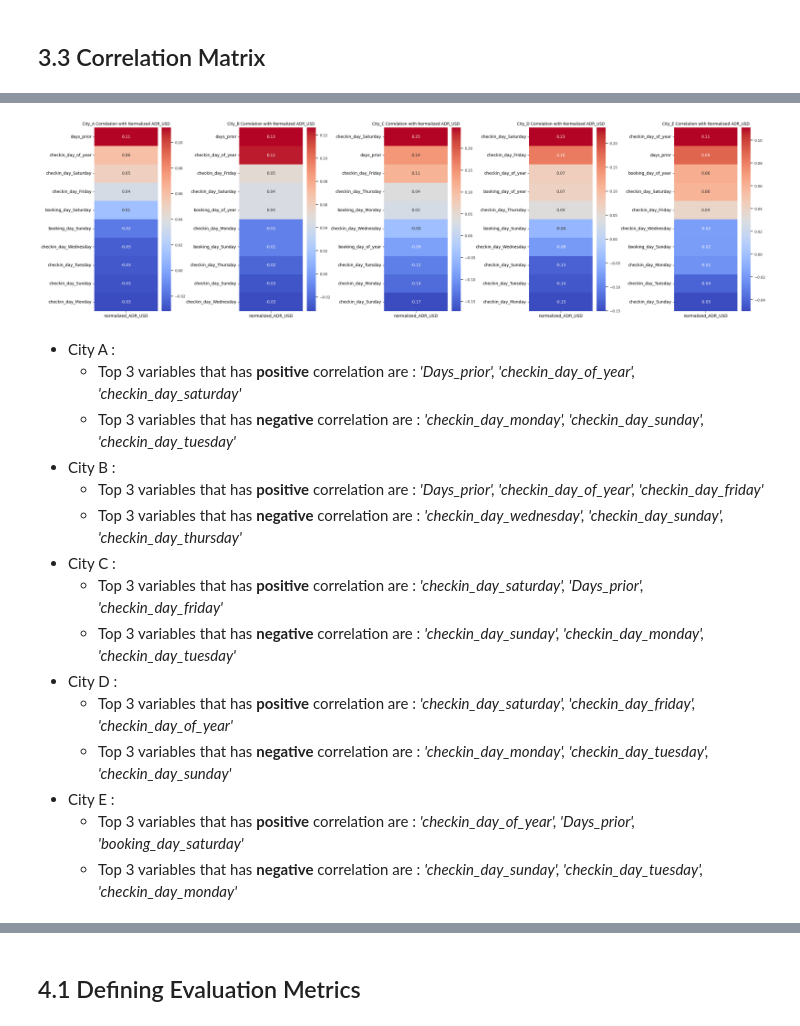
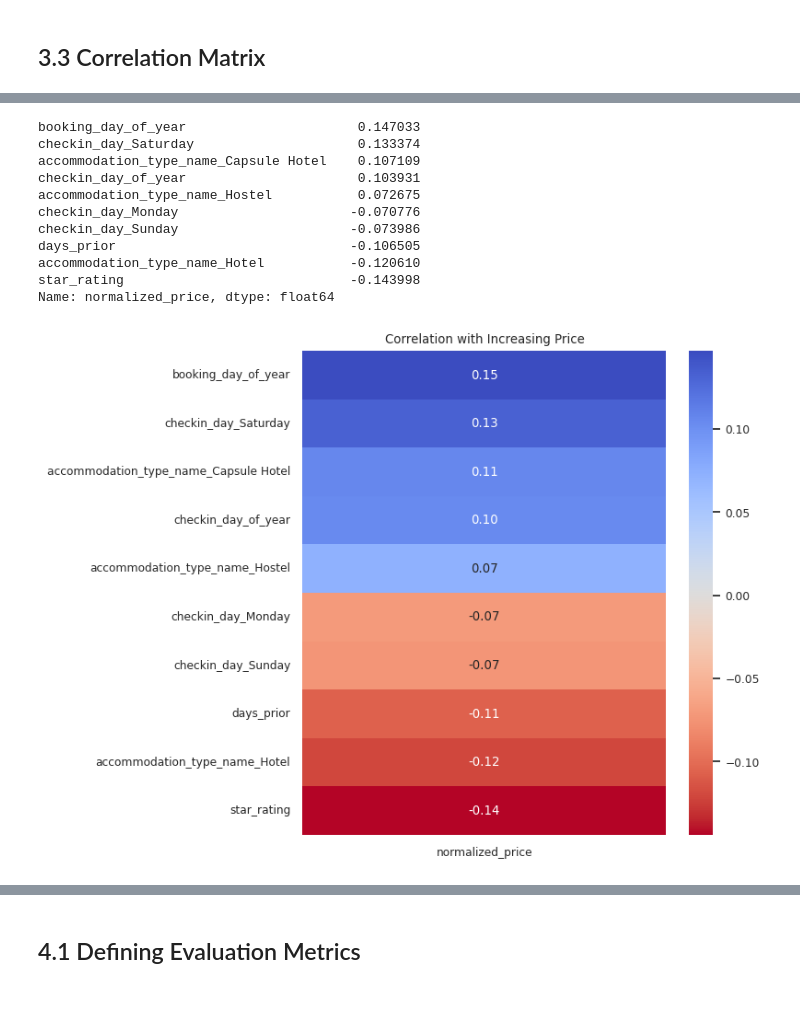
Before and after one commit to Tempesta-96/KagglePrac, a Jupyter notebook: hotel-booking-analysis.ipynb, the cells around one changed output, grey strips where cells are left out. Drawn from its saved outputs; the diff is of its cells as text; code cells hidden in the pictures; blank space fills up the shorter version.

Commit message:
Kaggle Notebook | Hotel Booking Analysis | Version 4

```diff
--- a/hotel-booking-analysis.ipynb
+++ b/hotel-booking-analysis.ipynb
@@ -56,7 +84,7 @@ Check-out date – Date of check-out
 ## 2.1 Reading the file <a class="anchor"  id="subchapter2.1"></a>
 # %%
 # Specify the file path of the Excel file
-FILE = '/kaggle/input/hotel-booking/Case_Study_Urgency_Message_Data.xlsx'
+FILE = '/kaggle/input/hotel-booking/Hotel Price Analysis.xlsx'
 
 # List of cities to process
 CITIES = ['City_A', 'City_B', 'City_C', 'City_D', 'City_E']
@@ -70,7 +98,7 @@ for CITY in CITIES:
     df = pd.read_excel(FILE, sheet_name=CITY)
 
     # Add a new column 'Table Name' to indicate the city
-    df['Table Name'] = CITY
+    df['City'] = CITY
 
     # Append the DataFrame to the list
     hotel_list.append(df)
@@ -78,9 +106,6 @@ for CITY in CITIES:
 # Concatenate all individual hotel DataFrames into a single DataFrame
 hotel_df = pd.concat(hotel_list, ignore_index=True)
 
-# Save the concatenated DataFrame to an Excel file
-hotel_df.to_excel('Hotel Analysis.xlsx', index=False)
-
 # Display the concatenated DataFrame
 display(hotel_df)
 # %% [output]
@@ -190,6 +194,6 @@ display(top_hotel_df)
 # %%
-CATEGORICAL_COLS = ['accommodation_type_name', 'chain_hotel', 'checkin_day', 'booking_day']
-NUMERICAL_COLS = ['star_rating', 'days_prior', 'ADR_USD']
+CATEGORICAL_COLS = ['accommodation_type_name', 'chain_hotel', 'checkin_day', 'price']
+NUMERICAL_COLS = ['star_rating', 'days_prior', 'ADR_USD', 'normalized_price']
 # %% [markdown]
 ## 2.3 County of Accomodation Type, Chain Hotel, Star Rating <a class="anchor"  id="subchapter2.3"></a>
 # %%
@@ -402,6 +429,6 @@ plt.show()
 ## 3.3 Correlation Matrix <a class="anchor"  id="subchapter3.3"></a>
 # %%
 # Use pandas get_dummies function to one-hot encode categorical columns
-encoded_df = pd.get_dummies(merged_df, columns=CATEGORICAL_COLS, drop_first=False)
+encoded_df = pd.get_dummies(hotel_df, columns=CATEGORICAL_COLS, drop_first=False)
 display(encoded_df)
 # %% [output]
@@ -421,48 +448,42 @@ display(encoded_df)
 # %%
 # Drop columns that are not needed for correlation analysis
-pre_corr_df = encoded_df.drop(['#', 'ADR_USD_x', 'ADR_USD_y', 'hotel_id', 'city_id', 'booking_date', 'checkin_date', 'checkout_date'], axis=1)
+pre_corr_df = encoded_df.drop(['#', 'ADR_USD', 'hotel_id', 'city_id', 'booking_date', 'checkin_date', 'checkout_date'], axis=1)
 
-# Create subplots for each city
-fig, axes = plt.subplots(1, 5, figsize=(25, 7))
+increasing_corr_df = pre_corr_df[pre_corr_df['price_increasing'] == 1]
+decreasing_corr_df = pre_corr_df[pre_corr_df['price_decreasing'] == 1]
 
-# Loop through each city and plot correlation heatmap
-for idx, CITY in enumerate(CITIES):
-    # Filter the data for the current city
-    corr_df = pre_corr_df[pre_corr_df['Table Name'] == CITY].corr().sort_values('normalized_ADR_USD', ascending=False)
+plt.figure(figsize=(8, 6))
 
-    # Extract correlations with the target column and select top and bottom correlated features
-    target_corr_df = corr_df['normalized_ADR_USD'].drop(['normalized_ADR_USD'])
-    target_corr_df.dropna(inplace=True)
-    target_corr_df = pd.concat([target_corr_df[:5], target_corr_df[-5:]])
+# Filter the data for the current city
+corr_df = increasing_corr_df.corr().sort_values('normalized_price', ascending=False)
 
-    ax = axes[idx]  # Get the specific subplot for the current city
+# Extract correlations with the target column and select top and bottom correlated features
+target_corr_df = corr_df['normalized_price'].drop(['normalized_price'])
+target_corr_df.dropna(inplace=True)
+target_corr_df = pd.concat([target_corr_df[:5], target_corr_df[-5:]])
+display(target_corr_df)
 
-    # Create a heatmap of correlations with the target column
-    sns.set(font_scale=0.8)
-    sns.set_style("white")
-    sns.set_palette("PuBuGn_d")
-    sns.heatmap(target_corr_df.to_frame(), cmap="coolwarm", annot=True, fmt='.2f', ax=ax)
+# Create a heatmap of correlations with the target column
+sns.set(font_scale=0.8)
+sns.set_style("white")
+# sns.set_palette("PuBuGn_d")
+sns.heatmap(target_corr_df.to_frame(), cmap="coolwarm_r", annot=True, fmt='.2f')
 
-    ax.set_title(f'{CITY} Correlation with Normalized ADR_USD')
 
 # Adjust layout and display the plots
+plt.title(f'Correlation with Increasing Price')
 plt.tight_layout()
 plt.show()
 # %% [output]
+booking_day_of_year                      0.147033
+checkin_day_Saturday                     0.133374
+accommodation_type_name_Capsule Hotel    0.107109
+checkin_day_of_year                      0.103931
+accommodation_type_name_Hostel           0.072675
+checkin_day_Monday                      -0.070776
+checkin_day_Sunday                      -0.073986
+days_prior                              -0.106505
+accommodation_type_name_Hotel           -0.120610
+star_rating                             -0.143998
+Name: normalized_price, dtype: float64
-[figure, old version]
+[figure, new version]
-# %% [markdown]
-* City A :
-    * Top 3 variables that has **positive** correlation are : *'Days_prior', 'checkin_day_of_year', 'checkin_day_saturday'*
-    * Top 3 variables that has **negative** correlation are : *'checkin_day_monday', 'checkin_day_sunday', 'checkin_day_tuesday'*
-* City B :
-    * Top 3 variables that has **positive** correlation are : *'Days_prior', 'checkin_day_of_year', 'checkin_day_friday'*
-    * Top 3 variables that has **negative** correlation are : *'checkin_day_wednesday', 'checkin_day_sunday', 'checkin_day_thursday'*
-* City C :
-    * Top 3 variables that has **positive** correlation are : *'checkin_day_saturday', 'Days_prior', 'checkin_day_friday'*
-    * Top 3 variables that has **negative** correlation are : *'checkin_day_sunday', 'checkin_day_monday', 'checkin_day_tuesday'*
-* City D :
-    * Top 3 variables that has **positive** correlation are : *'checkin_day_saturday', 'checkin_day_friday', 'checkin_day_of_year'*
-    * Top 3 variables that has **negative** correlation are : *'checkin_day_monday', 'checkin_day_tuesday', 'checkin_day_sunday'*
-* City E :
-    * Top 3 variables that has **positive** correlation are : *'checkin_day_of_year', 'Days_prior', 'booking_day_saturday'*
-    * Top 3 variables that has **negative** correlation are : *'checkin_day_sunday', 'checkin_day_tuesday', 'checkin_day_monday'*
```
Also changed, not shown: parts of 77 cells of this notebook.
